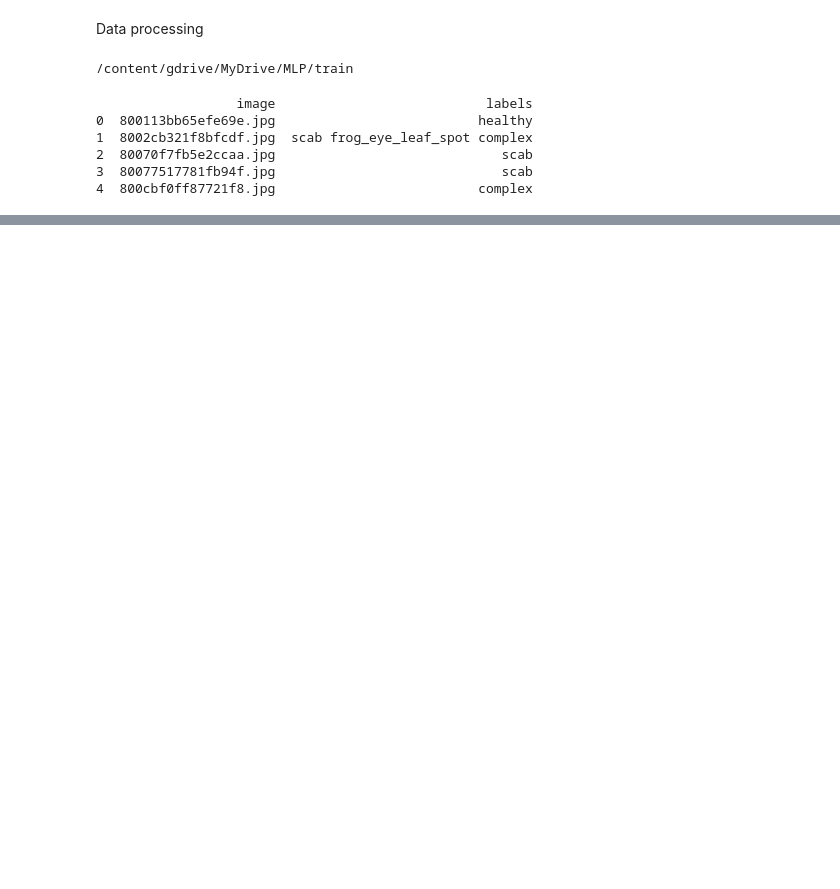
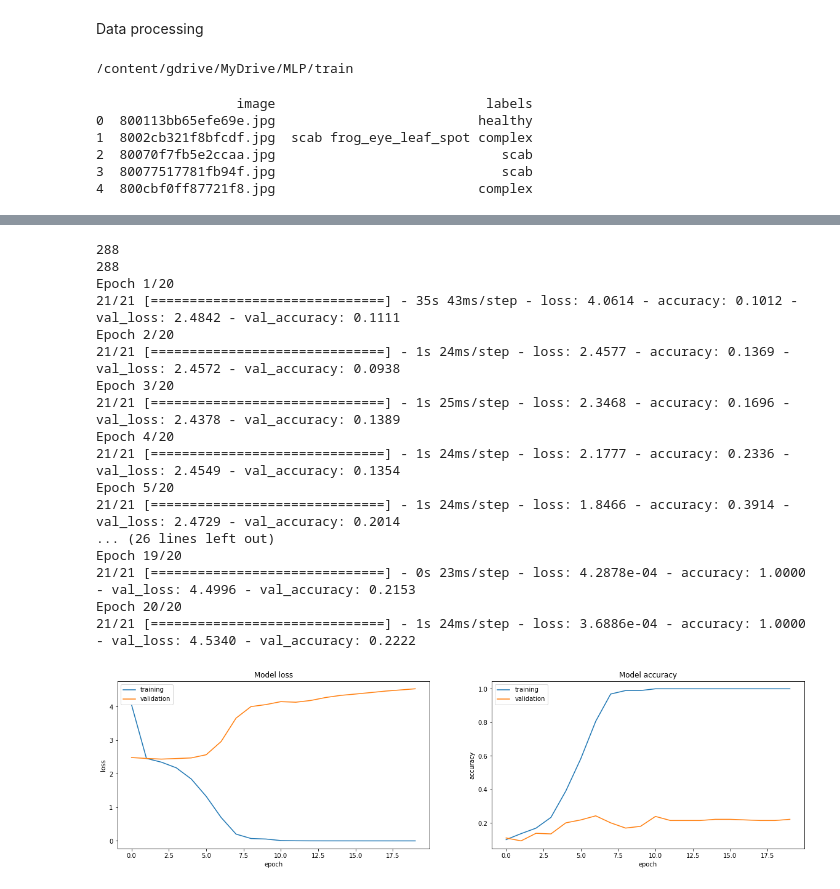
Before and after one commit to JeKo2022/apple-tree-disease, a Jupyter notebook: Copy_of_MLP.ipynb, the cells around one changed output, grey strips where cells are left out. Cells and saved outputs as stored; diff of their text form; code cells hidden in the pictures; blank space fills up the shorter version.

```diff
--- a/Copy_of_MLP.ipynb
+++ b/Copy_of_MLP.ipynb
@@ -169,2 +194,52 @@ print(images[:2])
+# %%
+images = np.array(images)
+labels = np.array(labels)
 # %%
 x_train, x_val, y_train, y_val = train_test_split(images, labels, test_size = 0.3, random_state=42)
+# %%
+print(len(x_val))
+print(len(y_val))
+
+
+# Define Sequential model
+model = models.Sequential()
+
+# create convolutional layer and max pooling layer
+model.add(layers.Conv2D(32, (3, 3), activation='relu', padding='same', input_shape=(96, 96, 3)))
+model.add(layers.MaxPooling2D((2, 2)))
+
+# create convolutional layer (larger) and max pooling layer
+model.add(layers.Conv2D(64, (3, 3), activation='relu', padding='same'))
+model.add(layers.MaxPooling2D((2, 2)))
+
+# flatten layers
+model.add(layers.Flatten())
+model.add(layers.Dense(256, activation='relu'))
+
+# apply softmax activation for final layer classification
+model.add(layers.Dense(12, activation='softmax'))
+
+# normalize input data: set preprocesing dictionary
+preprocess = {'featurewise_center': True, 'featurewise_std_normalization' : True}
+
+# run training and evaluation function
+train_and_evaluate(model, x_train, y_train, x_val, y_val, preprocess)
+# %% [output]
+288
+288
+Epoch 1/20
+21/21 [==============================] - 35s 43ms/step - loss: 4.0614 - accuracy: 0.1012 - val_loss: 2.4842 - val_accuracy: 0.1111
+Epoch 2/20
+21/21 [==============================] - 1s 24ms/step - loss: 2.4577 - accuracy: 0.1369 - val_loss: 2.4572 - val_accuracy: 0.0938
+Epoch 3/20
+21/21 [==============================] - 1s 25ms/step - loss: 2.3468 - accuracy: 0.1696 - val_loss: 2.4378 - val_accuracy: 0.1389
+Epoch 4/20
+21/21 [==============================] - 1s 24ms/step - loss: 2.1777 - accuracy: 0.2336 - val_loss: 2.4549 - val_accuracy: 0.1354
+Epoch 5/20
+21/21 [==============================] - 1s 24ms/step - loss: 1.8466 - accuracy: 0.3914 - val_loss: 2.4729 - val_accuracy: 0.2014
+... (26 lines left out)
+Epoch 19/20
+21/21 [==============================] - 0s 23ms/step - loss: 4.2878e-04 - accuracy: 1.0000 - val_loss: 4.4996 - val_accuracy: 0.2153
+Epoch 20/20
+21/21 [==============================] - 1s 24ms/step - loss: 3.6886e-04 - accuracy: 1.0000 - val_loss: 4.5340 - val_accuracy: 0.2222
+[figure, added]
```
Also changed, not shown: parts of 8 cells of this notebook.
